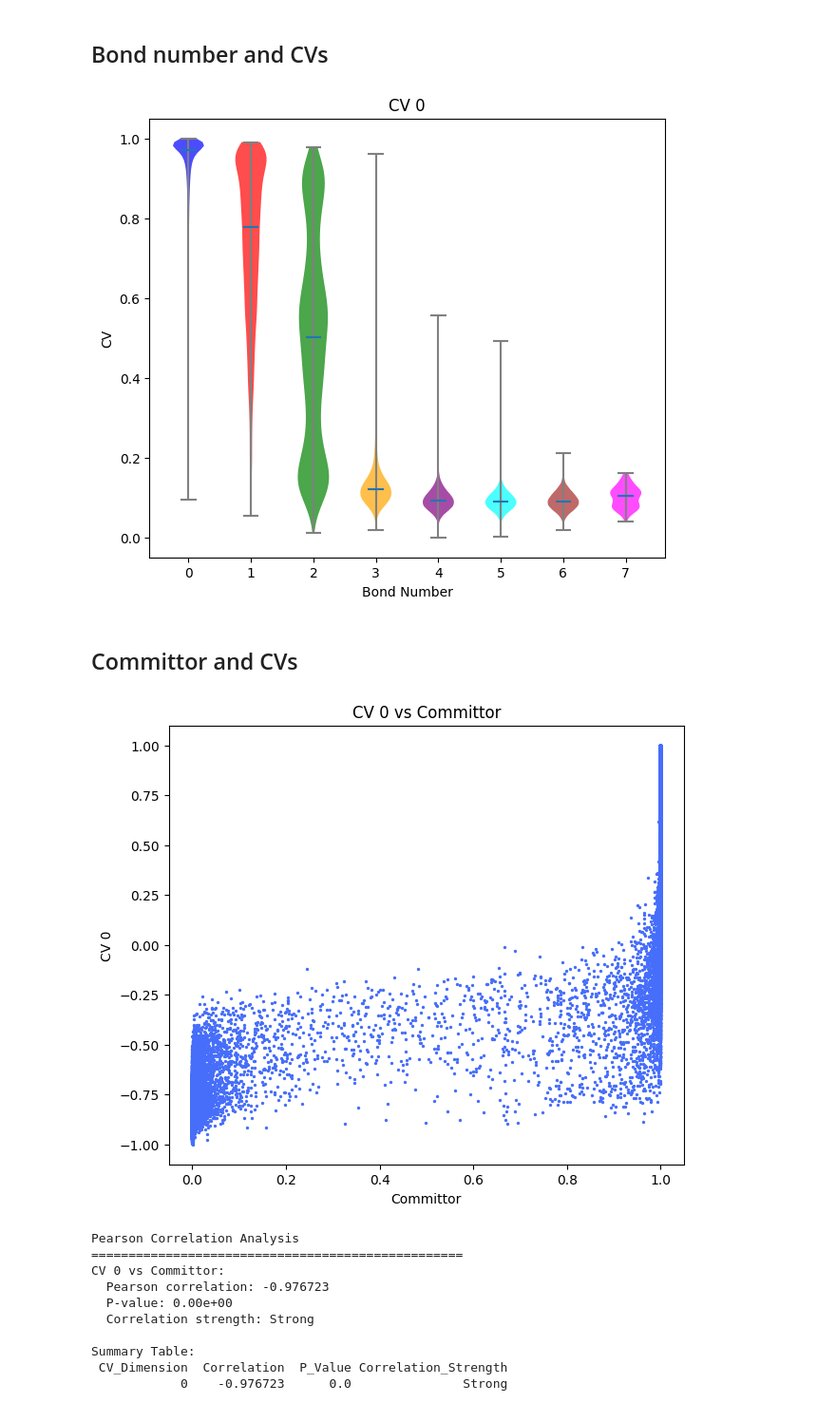
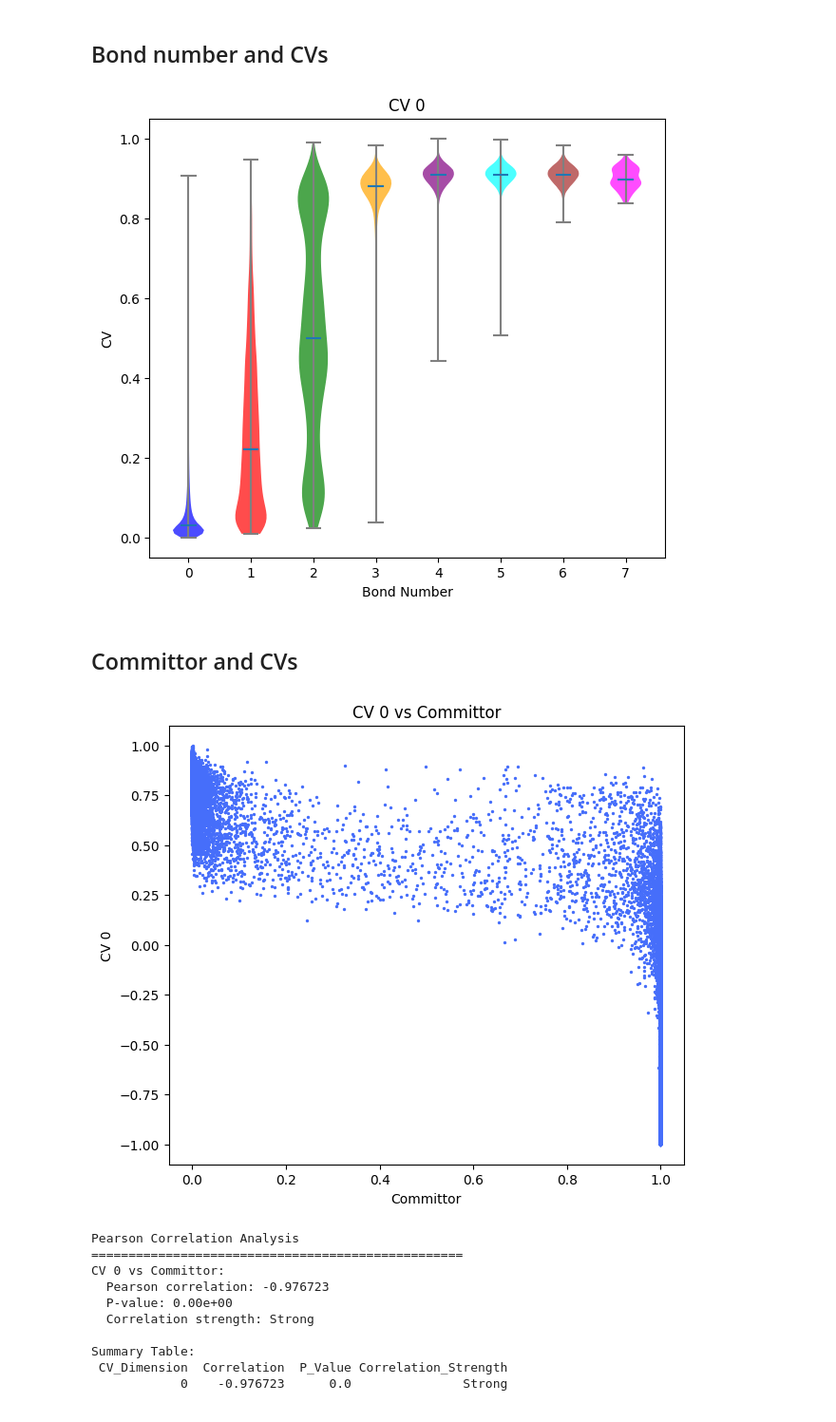
Before and after one commit to seonghyun26/bioemu, a Jupyter notebook: notebook/analysis-cv.ipynb, the cells around one changed output. Shown: that part at 95% size. Cells and saved outputs as stored; diff of their text form; code cells hidden in the pictures.

```diff
--- a/notebook/analysis-cv.ipynb
+++ b/notebook/analysis-cv.ipynb
@@ -129,13 +129,18 @@ lag = 5
 class TICA_WRAPPER():
 	def __init__(
 		self,
+		pdb_path,
 		tica_model_path,
-		pdb_path,
+		tica_switch_model_path = None,
 	):
 		super().__init__()
 		with open(tica_model_path, 'rb') as f:
 			tica_model = pickle.load(f)
 		self.tica_model = tica_model
+		if tica_switch_model_path is not None:
+			with open(tica_switch_model_path, 'rb') as f:
+				tica_switch_model = pickle.load(f)
+			self.tica_switch_model = tica_switch_model
 		self.pdb = md.load(pdb_path)
 		self.ca_resid_pair = np.array(
 			[(a.index, b.index) for a, b in combinations(list(self.pdb.topology.residues), 2)]
@@ -150,7 +155,7 @@ class TICA_WRAPPER():
 	):
 		if switch:
 			feature_distance_switch = (1 - np.power(cad_data / 0.8, 6)) / (1 - np.power(cad_data / 0.8, 12))
-			tica_coord = self.tica_model.transform(feature_distance_switch)
+			tica_coord = self.tica_switch_model.transform(feature_distance_switch)
 		else:
 			tica_coord = self.tica_model.transform(cad_data)
 
@@ -167,7 +172,8 @@ class TICA_WRAPPER():
 		return ca_pair_distances
 
 tica_wrapper = TICA_WRAPPER(
-	tica_model_path=f"/home/shpark/prj-mlcv/lib/DESRES/data/{molecule}/{molecule}_tica_model_switch_lag{lag}.pkl",
+	tica_model_path=f"/home/shpark/prj-mlcv/lib/DESRES/data/{molecule}/{molecule}_tica_model_lag{lag}.pkl",
+	# tica_switch_model_path=f"/home/shpark/prj-mlcv/lib/DESRES/data/{molecule}/{molecule}_tica_model_switch_lag{lag}.pkl",
 	pdb_path=f"/home/shpark/prj-mlcv/lib/DESRES/data/{molecule}/{molecule}_from_mae.pdb",
 )
 # %% [output]
@@ -245,5 +249,15 @@ for cv_dim in range(MLCV_DIM):
 	print(f"  range_mean: {cv_range_mean:.4f}")
 
 cv = cv_normalized
+
+for cv_dim in range(MLCV_DIM):
+	cv_dim_val = cv[:, cv_dim]
+	cv_range_min, cv_range_max = cv_dim_val.min(), cv_dim_val.max()
+	cv_range_mean = (cv_range_min + cv_range_max) / 2.0
+	cv_range = (cv_range_max - cv_range_min) / 2.0
+	print(f"< Normalized CV {cv_dim} >")
+	print(f"  range_min: {cv_range_min:.4f}")
+	print(f"  range_max: {cv_range_max:.4f}")
+	print(f"  range_mean: {cv_range_mean:.4f}")
 # %% [output]
 < CV 0 >
@@ -256,7 +270,7 @@ cv = -cv
 ## TICA and CVs
 # %%
 # 2D TICA coordinates
-tica_data = tica_wrapper.transform(cad_data, switch=True)
+tica_data = tica_wrapper.transform(cad_data, switch=False)
 x = tica_data[:, 0]
 y = tica_data[:, 1]
 # %%
@@ -486,7 +500,7 @@ colors = ['blue', 'red', 'green', 'orange', 'purple', 'cyan', 'brown', 'magenta'
 for cv_dim in range(MLCV_DIM):
 	fig = plt.figure(figsize=(7, 6))
 	ax = fig.add_subplot(111)
-	cv_dim_val = -cv[:, cv_dim]
+	cv_dim_val = cv[:, cv_dim]
 	range_min, range_max = cv_dim_val.min(), cv_dim_val.max()
 	x = (cv_dim_val - range_min) / (range_max - range_min)
 	y = bond_num
@@ -505,24 +519,24 @@ for cv_dim in range(MLCV_DIM):
 	ax.set_title(f"CV {cv_dim}")
 	plt.show()
 # %% [output]
-[figure, old version]
+[figure, new version]
 # %% [markdown]
 ## Committor and CVs
 # %%
 committor_value = committor_model(cad_torch.to(CUDA_DEVICE))
 committor_value = committor_value.cpu().detach().numpy().flatten()
 
 
 for cv_dim in range(MLCV_DIM):
 	fig = plt.figure(figsize=(7, 6))
 	ax = fig.add_subplot(111)
-	ax.scatter(committor_value, -cv[:, cv_dim], color=blue, s=2)
+	ax.scatter(committor_value, cv[:, cv_dim], color=blue, s=2)
 	ax.set_xlabel("Committor")
 	ax.set_ylabel(f"CV {cv_dim}")
 	ax.set_title(f"CV {cv_dim} vs Committor")
 	plt.show()
 # %% [output]
-[figure, old version]
+[figure, new version]
 # %%
 # Pearson correlation between committor values and CV values
 from scipy.stats import pearsonr
```
Also changed, not shown: parts of 9 cells of this notebook, 12 other files.
